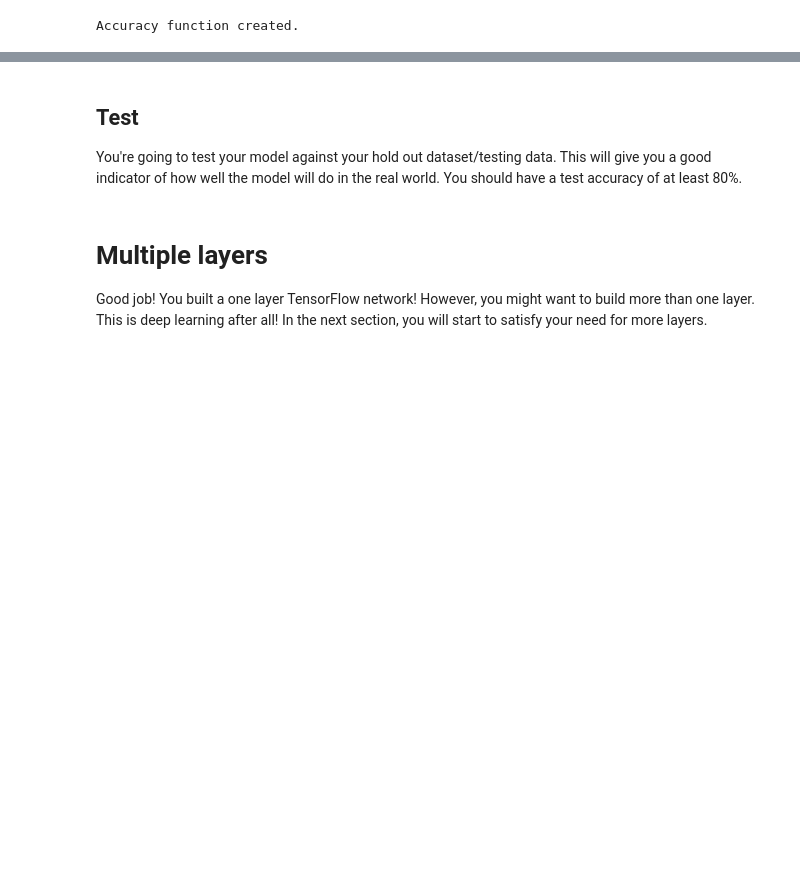
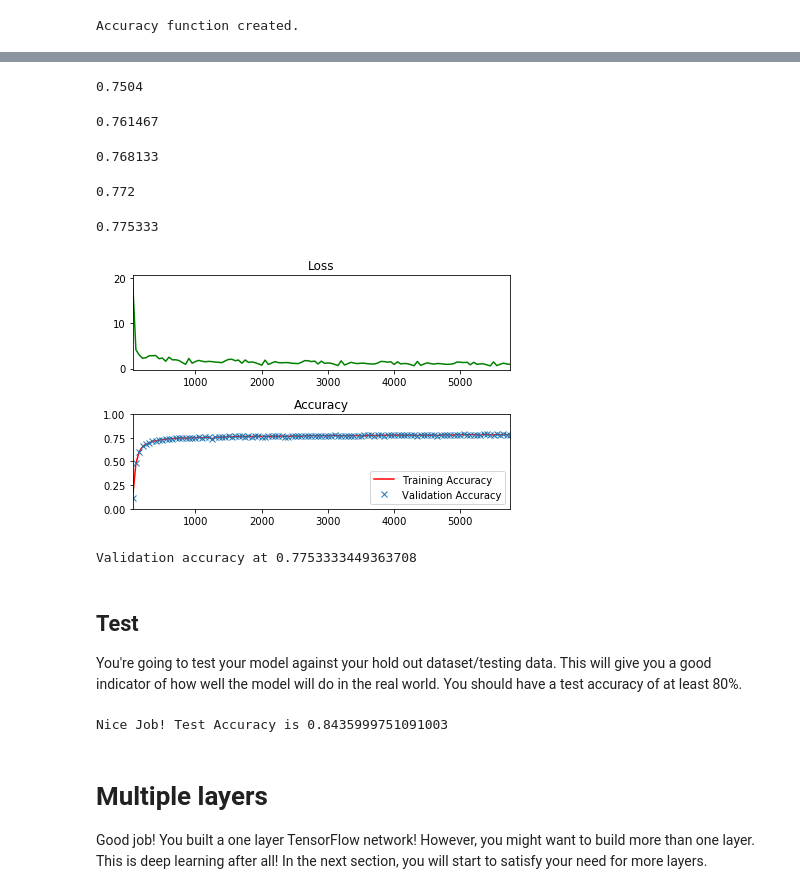
Before and after one commit to alexeysas/drafts, a Jupyter notebook: alfa-recognition/intro_to_tensorflow.ipynb, the cells around one changed output, grey strips where cells are left out. Drawn from its saved outputs; the diff is of its cells as text; code cells hidden in the pictures; blank space fills up the shorter version.

```diff
--- a/alfa-recognition/intro_to_tensorflow.ipynb
+++ b/alfa-recognition/intro_to_tensorflow.ipynb
@@ -368,9 +368,8 @@ The code will print out a Loss and Accuracy graph, so you can see how well the n
 batch_size = 128
 
 # TODO: Find the best parameters for each configuration
-# epochs =
-# learning_rate =
-
+epochs = 5
+learning_rate = 0.2
 
 
 ### DON'T MODIFY ANYTHING BELOW ###
@@ -412,33 +411,43 @@ with tf.Session() as session:
             if not batch_i % log_batch_step:
                 # Calculate Training and Validation accuracy
                 training_accuracy = session.run(accuracy, feed_dict=train_feed_dict)
                 validation_accuracy = session.run(accuracy, feed_dict=valid_feed_dict)
 
                 # Log batches
                 previous_batch = batches[-1] if batches else 0
                 batches.append(log_batch_step + previous_batch)
                 loss_batch.append(l)
                 train_acc_batch.append(training_accuracy)
                 valid_acc_batch.append(validation_accuracy)
 
         # Check accuracy against Validation data
         validation_accuracy = session.run(accuracy, feed_dict=valid_feed_dict)
 
+        print(validation_accuracy)
+
 loss_plot = plt.subplot(211)
 loss_plot.set_title('Loss')
 loss_plot.plot(batches, loss_batch, 'g')
 loss_plot.set_xlim([batches[0], batches[-1]])
 acc_plot = plt.subplot(212)
 acc_plot.set_title('Accuracy')
 acc_plot.plot(batches, train_acc_batch, 'r', label='Training Accuracy')
 acc_plot.plot(batches, valid_acc_batch, 'x', label='Validation Accuracy')
 acc_plot.set_ylim([0, 1.0])
 acc_plot.set_xlim([batches[0], batches[-1]])
 acc_plot.legend(loc=4)
 plt.tight_layout()
 plt.show()
 
 print('Validation accuracy at {}'.format(validation_accuracy))
+# %% [output]
+0.7504
+0.761467
+0.768133
+0.772
+0.775333
+[figure, added]
+Validation accuracy at 0.7753333449363708
 # %% [markdown]
 ## Test
 You're going to test your model against your hold out dataset/testing data.  This will give you a good indicator of how well the model will do in the real world.  You should have a test accuracy of at least 80%.
@@ -473,6 +482,8 @@ with tf.Session() as session:
 
 assert test_accuracy >= 0.80, 'Test accuracy at {}, should be equal to or greater than 0.80'.format(test_accuracy)
 print('Nice Job! Test Accuracy is {}'.format(test_accuracy))
+# %% [output]
+Nice Job! Test Accuracy is 0.8435999751091003
 # %% [markdown]
 # Multiple layers
 Good job!  You built a one layer TensorFlow network!  However, you might want to build more than one layer.  This is deep learning after all!  In the next section, you will start to satisfy your need for more layers.
```
Also changed, not shown: 9 other files.
